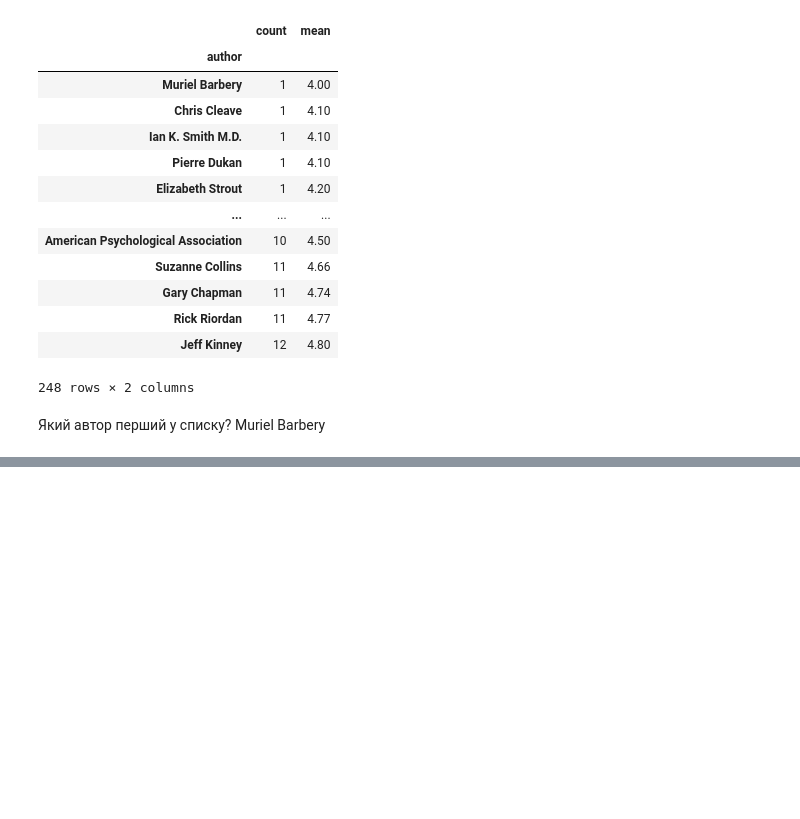
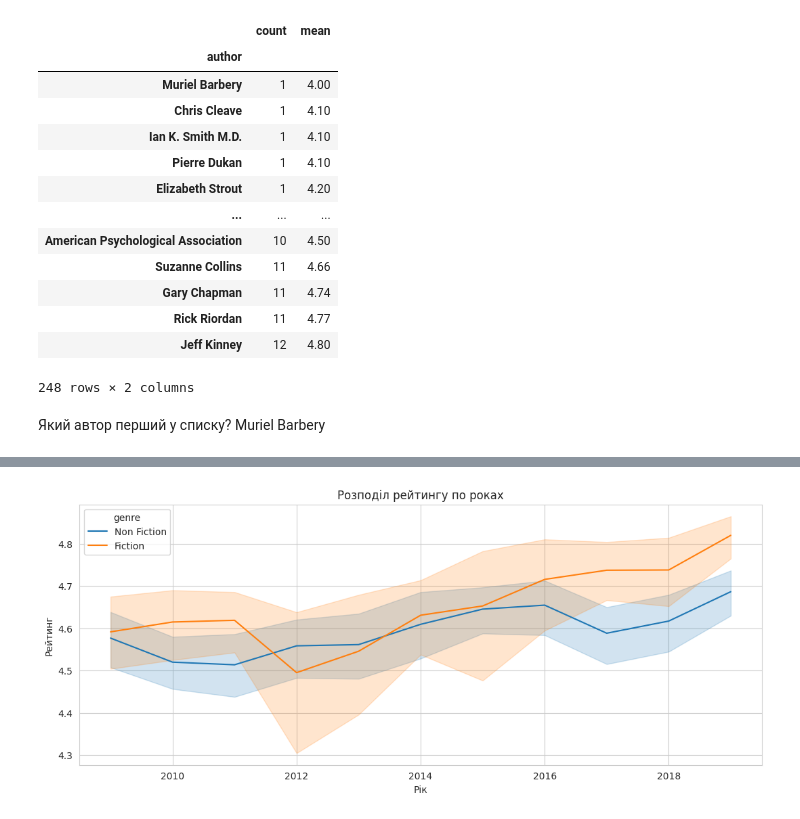
Before and after one commit to OlehVakulchyk/DataScience, a Jupyter notebook: Hw2_3.ipynb, the cells around one changed output, grey strips where cells are left out. Cells and saved outputs as stored; diff of their text form; code cells hidden in the pictures; blank space fills up the shorter version.

```diff
--- a/Hw2_3.ipynb
+++ b/Hw2_3.ipynb
@@ -293,0 +308,10 @@ author_books_and_raiting.sort_values(['count', 'mean'])
+# %%
+sns.set_style("whitegrid")
+plt.figure(figsize=(13,5))
+sns.lineplot(data=df, x='year', y='user_rating', hue='genre')
+plt.xlabel('Рік')
+plt.ylabel('Рейтинг')
+plt.title('Розподіл рейтингу по роках')
+plt.show()
+# %% [output]
+[figure, added]
```
Also changed, not shown: parts of 6 cells of this notebook.
